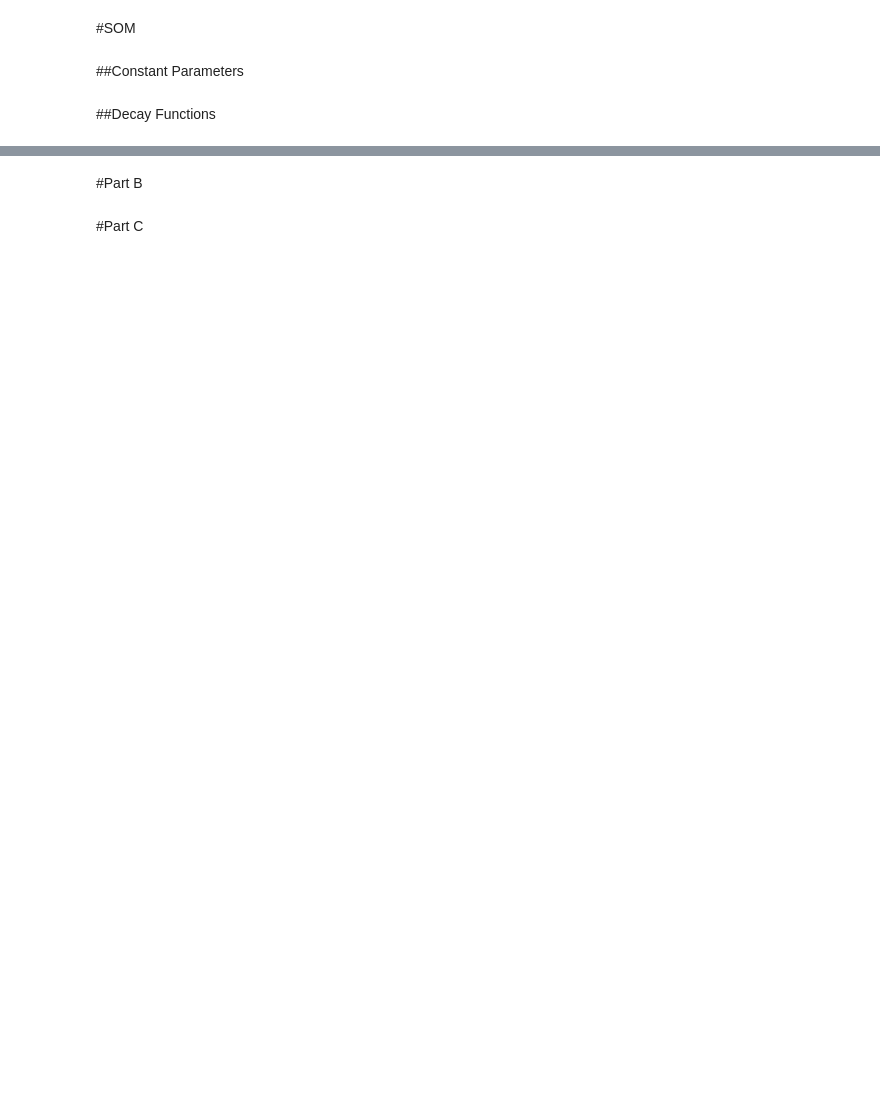
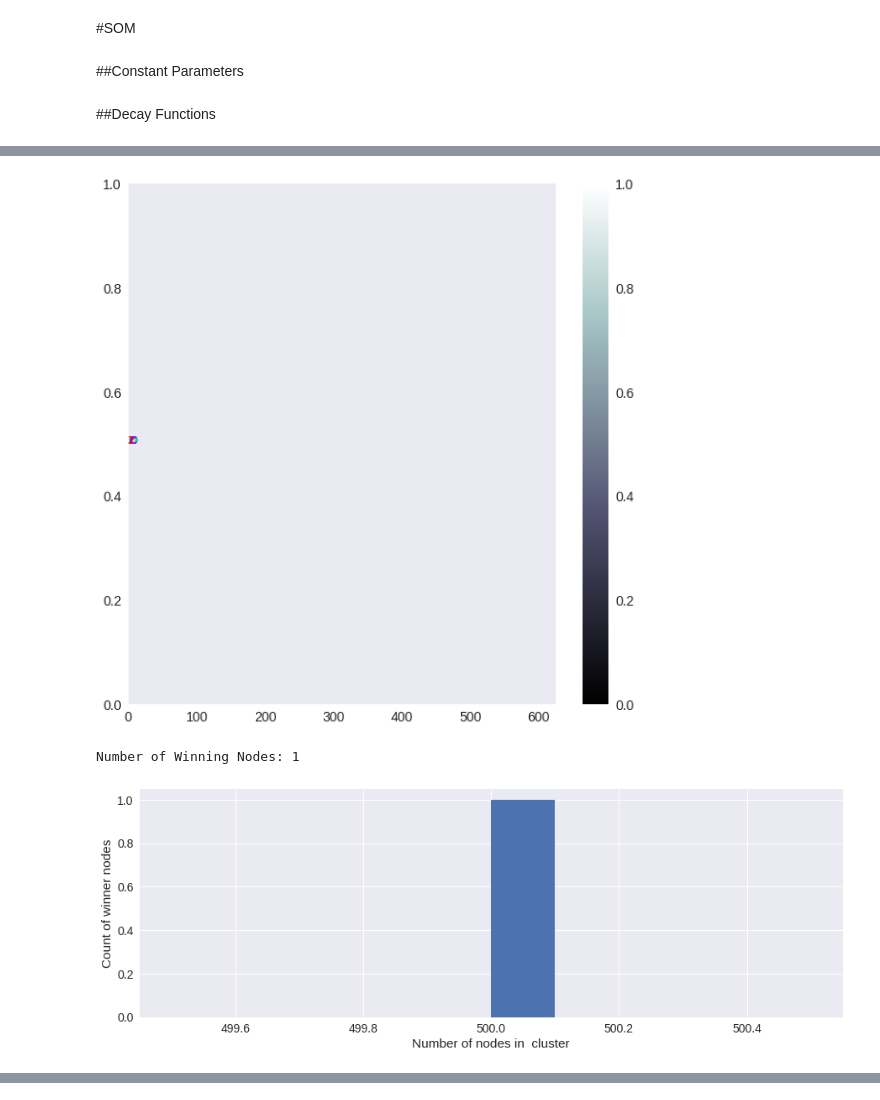
Before and after one commit to puraminy/mini_proj3, a Jupyter notebook: SOM.ipynb, the cells around one changed output, grey strips where cells are left out. Drawn from its saved outputs; the diff is of its cells as text; code cells hidden in the pictures; blank space fills up the shorter version.

```diff
--- a/SOM.ipynb
+++ b/SOM.ipynb
@@ -101,46 +103,25 @@ def decay_hesabi(lr, t, max_iter):
 # %%
-x = 625; y = 1
-ini_weights = np.reshape(ini_weights,[x,y,features])
-radius = 1
 
-#neighborhood='mexican_hat'
-#neighborhood='bubble'
-#neighborhood='gaussian'
-neighborhood='triangle'
+plt.figure(figsize=(10, 10))
 
-somA = MiniSom(x=x, y=y, input_len=features, sigma=radius, learning_rate=learningrate, neighborhood_function=neighborhood)
-#somA._weights = ini_weights
-somA.pca_weights_init(alphabet)
-#somA.random_weights_init(alphabet)  # initialize weights with random values
-somA.train_delta(alphabet, delta=10e-4, max_iteration=1000,
-                decay_lr=decay_hendesi,
-                decay_sigma=decay_hesabi,
-                delta_func='max', verbose=True)
+from pylab import bone, pcolor, colorbar, plot, show
+bone()
+pcolor(som.distance_map().T)
+colorbar()
 
-weightsA = somA._weights
+for x, t in zip(alphabet, label):  # scatterplot
+     w = som.winner(x)
+#      print("winner=", w, " label:" , label2[t])
+     plt. text(w[0]+.5,
+               w[1]+.5,
+               label2[t],
+               color=plt.cm.rainbow(t / 7.),
+               fontdict={'weight': 'bold',  'size': 11}
+               )
 
+plt.show()
 
-# Visualizing Results
-if x>1 and y>1:
-    plt.figure(figsize=(8, 8))
-    wmap = {}
-    im = 0
-    for x, t in zip(alphabet, label):  # scatterplot
-        w = somA.winner(x)
-        wmap[w] = im
-        plt. text(w[0]+.5,
-                  w[1]+.5,
-                  label2[t],
-                  color=plt.cm.rainbow(t / 7.),
-                  fontdict={'weight': 'bold',  'size': 11}
-                  )
-        im = im + 1
-    plt.axis([0, weightsA.shape[0], 0,  weightsA.shape[1]])
-    #plt.savefig('resulting_images/som_digts.png')
-    plt.show()
-
-
-mappings = somA.win_map(alphabet)
+mappings = som.win_map(alphabet)
 print("Number of Winning Nodes: "+str(len(mappings)))
 nodes = list(mappings) # position of nodes that contain values!
 values = []
@@ -149,11 +130,16 @@ for i in nodes:
 sorted_values = sorted(values, key=len)
 
 plt.figure(figsize=(15, 5))
-for i in range(len(mappings)):
-  plt.plot(i, len(np.flipud(sorted_values)[i]),'bo')
-  plt.xlabel('Node')
-  plt.ylabel('samples')
+vv = []
+for key, val in mappings.items():
+    vv.append(len(val))
 
+# print("VV = ", vv)
+
+plt.hist(vv)
+plt.ylabel('Count of winner nodes')
+plt.xlabel('Number of nodes in  cluster')
+# plt.xticks(x+.5, ['a','b','c'])
 
 if len(mappings)>19:
   selected_nodes = sorted_values[-20:] # 20 nodes with the most data
@@ -163,30 +149,34 @@ if len(mappings)>19:
       for j in range(len(selected_nodes[i])):
           zeroo = alphabet-selected_nodes[i][j]
           pos = np.where(~zeroo.any(axis=1))[0]
           result_mat[i, label[pos]] = result_mat[i, label[pos]]+1
 
 else:
   selected_nodes = sorted_values
   result_mat =np.zeros([len(mappings),9])
   for i in range(len(mappings)):
       result_mat[i,8] = len(selected_nodes[i])
       for j in range(len(selected_nodes[i])):
           zeroo = alphabet-selected_nodes[i][j]
           pos = np.where(~zeroo.any(axis=1))[0]
           result_mat[i, label[pos]] = result_mat[i, label[pos]]+1
 
 result_mat = np.flipud(result_mat)
 
 import seaborn as sn
 import pandas  as pd
 
 df_result = pd.DataFrame(result_mat, range(result_mat.shape[0]), range(9))
 
 aylabels = np.linspace(1,result_mat.shape[0],result_mat.shape[0], dtype='int')
 aylabels = [str(i) for i in aylabels]
 axlabels = ['C', 'I', 'O', 'P', 'S', 'U', 'X', 'Z', 'Total']
 
 plt.figure(figsize=(10, 7))
 sn.set(font_scale=1.4)  # for label size
 sn.heatmap(df_result, annot=True, annot_kws={"size": 12}, xticklabels=axlabels, yticklabels=aylabels)  # font size
 plt.show()
+# %% [output]
+[figure, added]
+Number of Winning Nodes: 1
+[figure, added]
@@ -193,2 +183,0 @@ plt.show()
-# %% [markdown]
-#Part B
@@ -287,2 +183,0 @@ plt.show()
-# %% [markdown]
-#Part C
```
Also changed, not shown: parts of 8 cells of this notebook.
